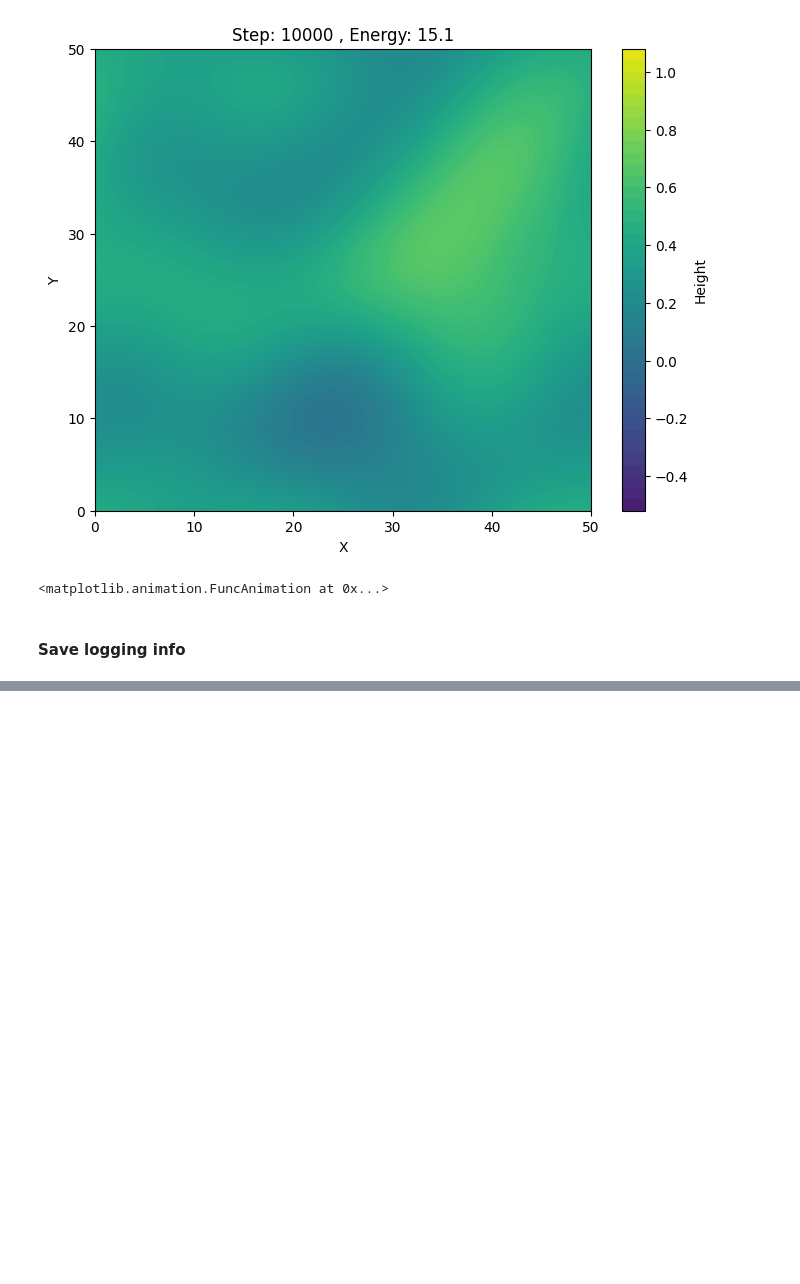
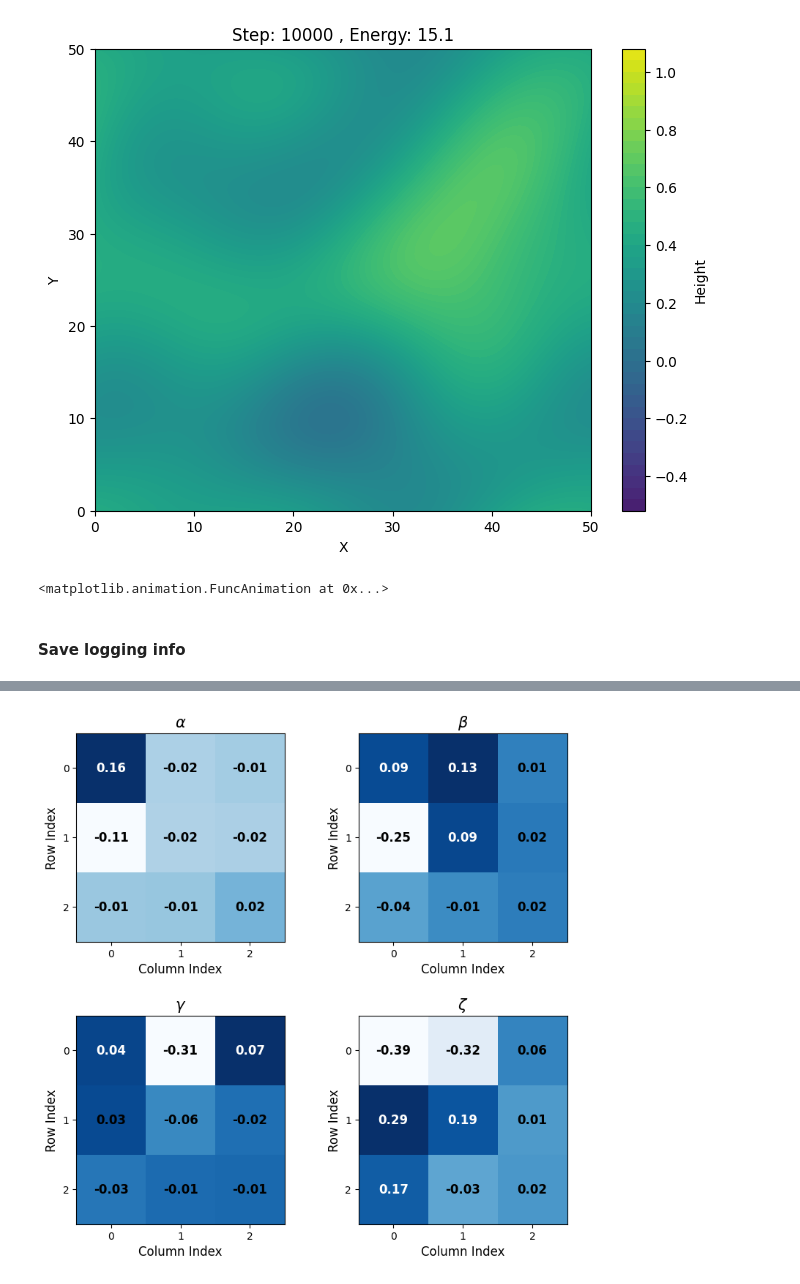
Before and after one commit to ralph-holden/mem_curve, a Jupyter notebook: gen_membrane/gen_mem.ipynb, the cells around one changed output, grey strips where cells are left out. Saved outputs shown, nothing was run; the diff lists cells and outputs as text; code cells hidden in the pictures; blank space fills up the shorter version.

```diff
--- a/gen_membrane/gen_mem.ipynb
+++ b/gen_membrane/gen_mem.ipynb
@@ -262,0 +292,45 @@ with open(filename, "w") as file:
+# %%
+alpha_lst, beta_lst, gamma_lst, zeta_lst = [], [], [], []
+for membrane in membrane_lst:
+    alpha_lst += [membrane['alpha']]
+    beta_lst  += [membrane['beta']]
+    gamma_lst += [membrane['gamma']]
+    zeta_lst  += [membrane['zeta']]
+
+alpha_mean = np.mean(alpha_lst, axis=0)
+beta_mean  = np.mean(beta_lst, axis=0)
+gamma_mean = np.mean(gamma_lst, axis=0)
+zeta_mean  = np.mean(zeta_lst, axis=0)
+
+Fcoeff_means = [alpha_mean, beta_mean, gamma_mean, zeta_mean]
+# %%
+fig, axes = plt.subplots(2, 2, figsize=(8, 8))
+axes = axes.flatten()
+
+#fig.suptitle('Mean Fourier Coefficients', fontsize=15)
+#fig.subplots_adjust(top=0.5)
+
+titles = [r'$\alpha$', r'$\beta$', r'$\gamma$', r'$\zeta$']
+
+for idx, (ax, cm) in enumerate(zip(axes, Fcoeff_means)):
+    im = ax.imshow(cm, cmap='Blues')
+    ax.set_title(titles[idx], fontsize=15)
+
+    # Annotate each cell
+    for i in range(3):
+        for j in range(3):
+            ax.text(j, i, f'{round(Fcoeff_means[idx][i,j],2)}',
+                    ha='center', va='center',
+                    color='white' if cm[i, j] > cm.max() / 2 else 'black',
+                    fontsize=12, fontweight='bold')
+
+    ax.set_xticks([0, 1, 2])#, fontsize=12)
+    ax.set_yticks([0, 1, 2])#, fontsize=12)
+    ax.set_xlabel('Column Index', fontsize=12)
+    ax.set_ylabel('Row Index', fontsize=12)
+
+plt.tight_layout(pad=2)
+plt.savefig(f'./{save_dir}/Fcoeff.pdf')
+plt.show()
+# %% [output]
+[figure, added]
```
Also changed, not shown: parts of 8 cells of this notebook.
